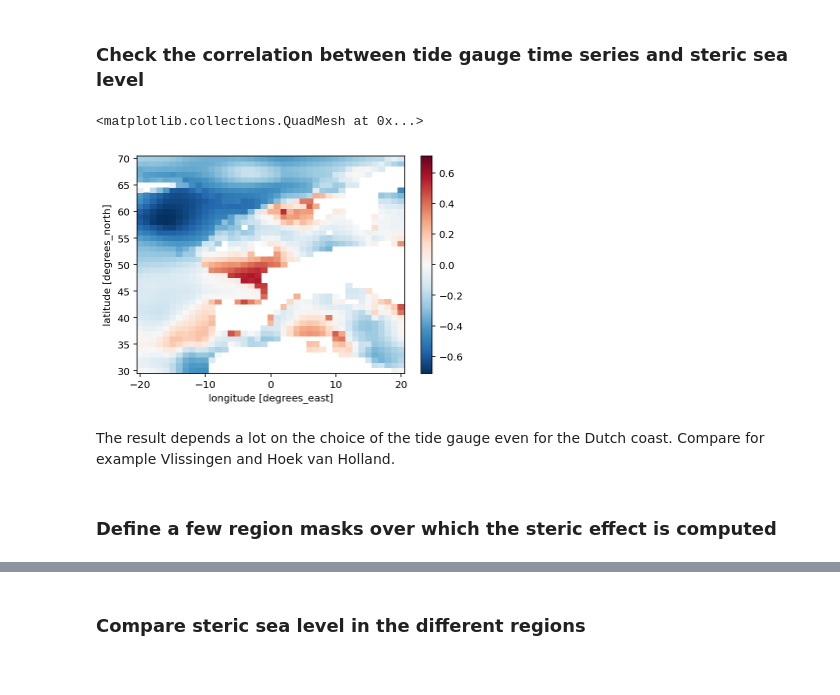
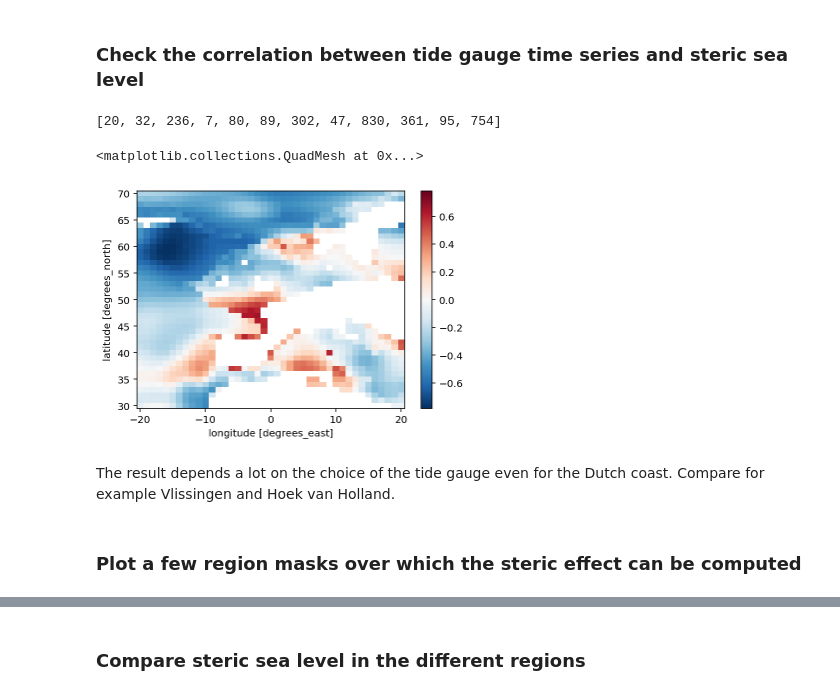
Before and after one commit to Jacobiaan/SLBudget, a Jupyter notebook: notebooks/Steric.ipynb, the cells around one changed output, grey strips where cells are left out. Drawn from its saved outputs; the diff is of its cells as text; code cells hidden in the pictures.

```diff
--- a/notebooks/Steric.ipynb
+++ b/notebooks/Steric.ipynb
@@ -90,18 +82,37 @@ SeaLevel_df.rename(columns={'Average' : 'height'}, inplace=True)
+# %%
+tg_sel = 'NS_Fred16'
+
+reg_dict = {'ZSM' : [20, 22, 23, 24, 25, 32], # Zeespiegelmonitor (Dutch coast)
+            # North Sea Frederikse et al. 2016
+            'NS_Fred16': [20, 32, 236, 7, 80, 89, 302, 47, 830, 361, 95, 754],
+            'NS_waqua': [20, 32, 236, 7, 80, 47, 361, 95, 754],
+            'Newlyn': [202],
+            'Brest': [1],
+            'Vlissingen': [20]}
+
+tg_id = reg_dict[tg_sel]
+tg_id
+# %% [output]
+[20, 32, 236, 7, 80, 89, 302, 47, 830, 361, 95, 754]
+# %%
+# Read sea level data:
+SeaLevel_df = slc.tide_gauge_obs(tg_id, interp = True)
+SeaLevel_df.rename(columns={'Average' : 'height'}, inplace=True)
 # %%
-# Compute the correlation of the detrended data set, with a running mean of 2 years
+# Compute the correlation of the detrended data set, with a running mean of 3 years
 StericSL_noNaN = xr.where(np.isnan(StericSL), 0, StericSL)
 # StericSLcor_dt = pearson_r_3D( signal.detrend( SeaLevel_df.height[SeaLevel_df.index >= 1993]),
 #                            signal.detrend( StericSL_noNaN.sel( time=slice( 1993, 2017)), axis=0), anom=False)
-StericSLcor_dt = pearson_r_3D( signal.detrend( SeaLevel_df.height.loc[1950:1980].rolling(2).mean().dropna() ),
-                              signal.detrend( StericSL_noNaN.sel( time=slice( 1950, 1980)).rolling(time=2).mean().dropna('time'), axis=0)
+StericSLcor_dt = pearson_r_3D( signal.detrend( SeaLevel_df.height.loc[1950:1980].rolling(3, center=True).mean().dropna() ),
+                              signal.detrend( StericSL_noNaN.sel( time=slice( 1950, 1980)).rolling(time=3, center=True).mean().dropna('time'), axis=0)
                               , anom=False)
 StericSLcor_dt = xr.DataArray(StericSLcor_dt, dims=['lat', 'lon'],
                            coords={'lat' : StericSL.lat, 'lon' : StericSL.lon})
 StericSLcor_dt.plot()
 # %% [output]
 <matplotlib.collections.QuadMesh at 0x...>
-[figure, old version]
+[figure, new version]
 # %% [markdown]
 The result depends a lot on the choice of the tide gauge even for the Dutch coast. Compare for example Vlissingen and Hoek van Holland.
 # %% [markdown]
-### Define a few region masks over which the steric effect is computed
+### Plot a few region masks over which the steric effect can be computed
```
Also changed, not shown: parts of 26 cells of this notebook, 2 other files.
